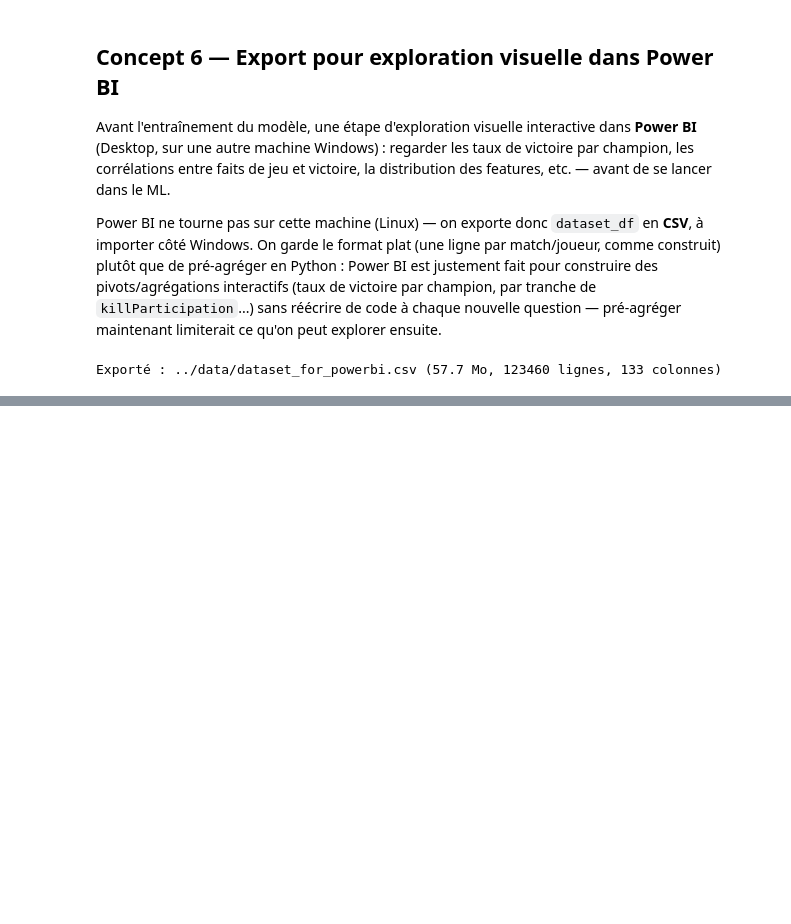
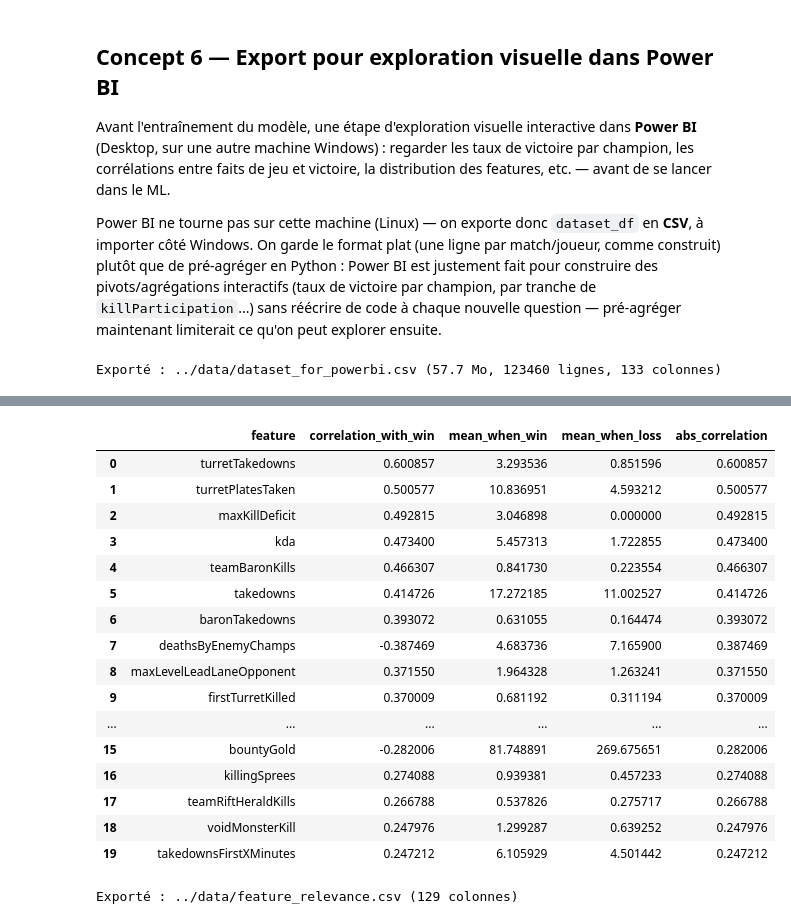
Before and after one commit to mimouniahmed/LOL-assistant, a Jupyter notebook: notebooks/03_model_training.ipynb, the cells around one changed output, grey strips where cells are left out. Saved outputs shown, nothing was run; the diff lists cells and outputs as text; code cells hidden in the pictures; blank space fills up the shorter version.

```diff
--- a/notebooks/03_model_training.ipynb
+++ b/notebooks/03_model_training.ipynb
@@ -290,0 +294,41 @@ Une fois cette exploration faite, prochaine étape technique : entraîner le mod
+# %%
+win_as_int = dataset_df["team_win"].astype(int)
+numeric_cols = dataset_df.select_dtypes(include="number").columns.tolist()
+
+means_when_win = dataset_df.loc[dataset_df["team_win"], numeric_cols].mean()
+means_when_loss = dataset_df.loc[~dataset_df["team_win"], numeric_cols].mean()
+
+relevance_df = pd.DataFrame({
+    "feature": numeric_cols,
+    "correlation_with_win": [dataset_df[col].corr(win_as_int) for col in numeric_cols],
+    "mean_when_win": means_when_win.values,
+    "mean_when_loss": means_when_loss.values,
+})
+relevance_df["abs_correlation"] = relevance_df["correlation_with_win"].abs()
+relevance_df = relevance_df.sort_values("abs_correlation", ascending=False).reset_index(drop=True)
+
+relevance_df.head(20)
+# %% [output]
+|  | feature | correlation_with_win | mean_when_win | mean_when_loss | abs_correlation |
+| 0 | turretTakedowns | 0.600857 | 3.293536 | 0.851596 | 0.600857 |
+| 1 | turretPlatesTaken | 0.500577 | 10.836951 | 4.593212 | 0.500577 |
+| 2 | maxKillDeficit | 0.492815 | 3.046898 | 0.000000 | 0.492815 |
+| 3 | kda | 0.473400 | 5.457313 | 1.722855 | 0.473400 |
+| 4 | teamBaronKills | 0.466307 | 0.841730 | 0.223554 | 0.466307 |
+| 5 | takedowns | 0.414726 | 17.272185 | 11.002527 | 0.414726 |
+| 6 | baronTakedowns | 0.393072 | 0.631055 | 0.164474 | 0.393072 |
+| 7 | deathsByEnemyChamps | -0.387469 | 4.683736 | 7.165900 | 0.387469 |
+| 8 | maxLevelLeadLaneOpponent | 0.371550 | 1.964328 | 1.263241 | 0.371550 |
+| 9 | firstTurretKilled | 0.370009 | 0.681192 | 0.311194 | 0.370009 |
+| ... | ... | ... | ... | ... | ... |
+| 15 | bountyGold | -0.282006 | 81.748891 | 269.675651 | 0.282006 |
+| 16 | killingSprees | 0.274088 | 0.939381 | 0.457233 | 0.274088 |
+| 17 | teamRiftHeraldKills | 0.266788 | 0.537826 | 0.275717 | 0.266788 |
+| 18 | voidMonsterKill | 0.247976 | 1.299287 | 0.639252 | 0.247976 |
+| 19 | takedownsFirstXMinutes | 0.247212 | 6.105929 | 4.501442 | 0.247212 |
+# %%
+relevance_export_path = "../data/feature_relevance.csv"
+relevance_df.to_csv(relevance_export_path, index=False)
+print(f"Exporté : {relevance_export_path} ({len(relevance_df)} colonnes)")
+# %% [output]
+Exporté : ../data/feature_relevance.csv (129 colonnes)
```
Also changed, not shown: parts of 3 cells of this notebook, 2 other files.
